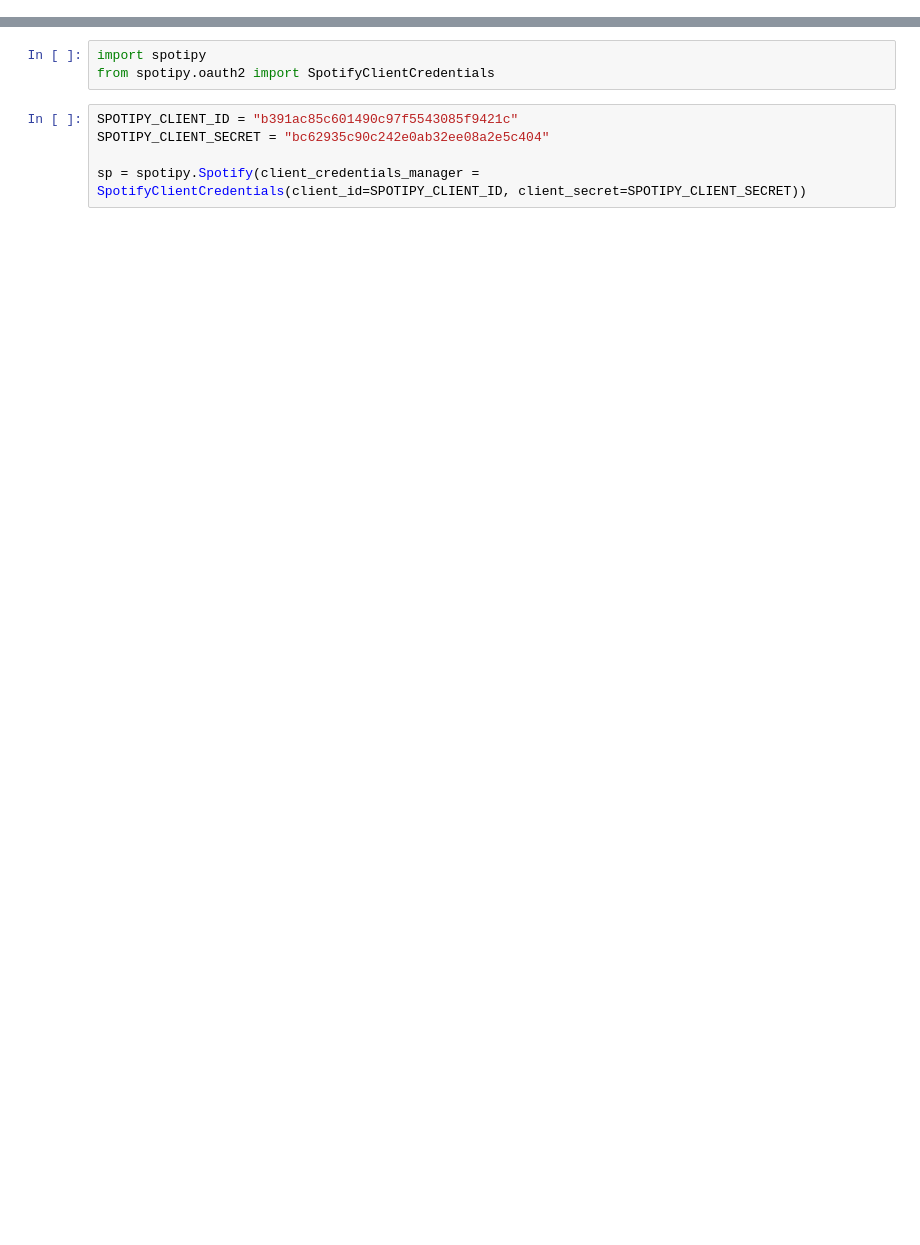
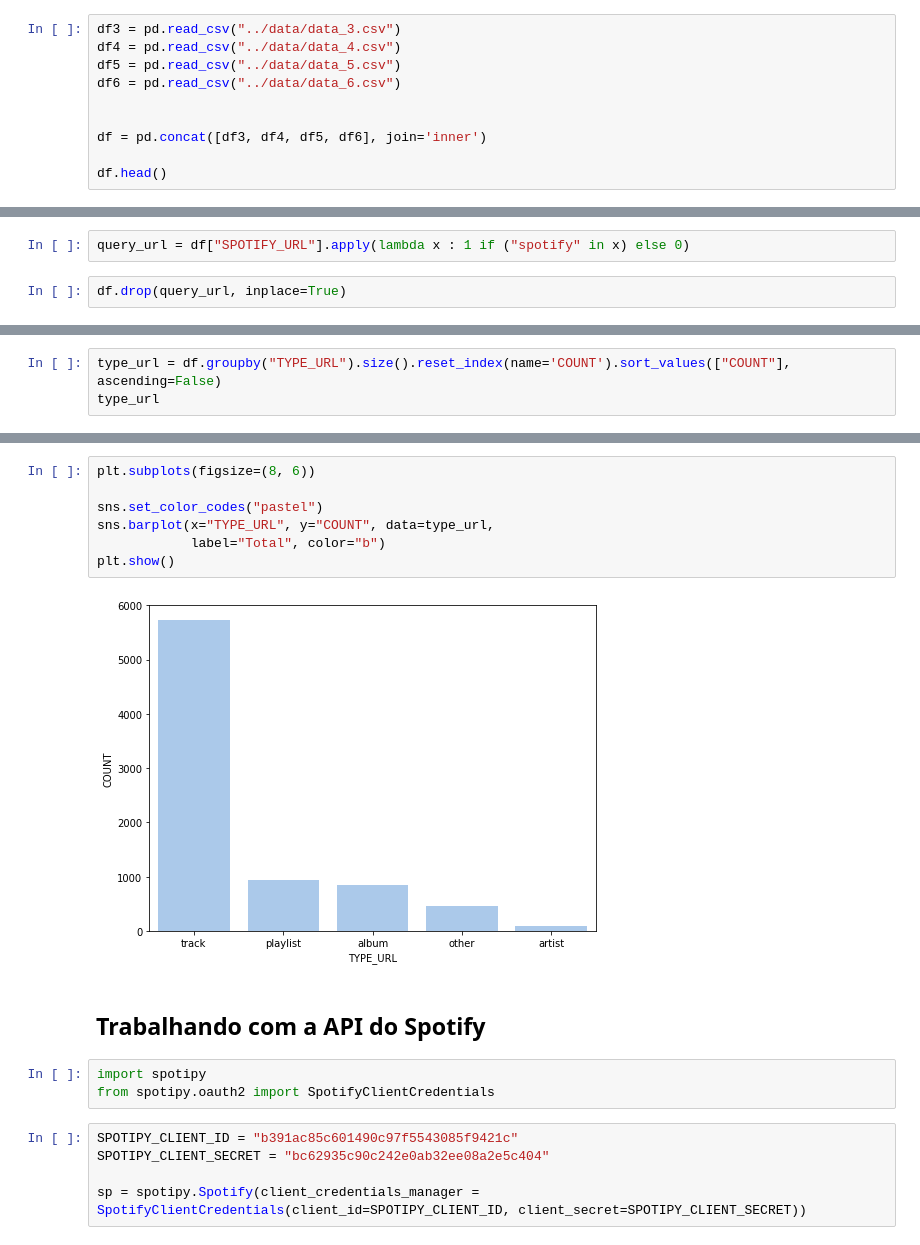
Before and after one commit to julianyraiol/analysis-music-data-pipeline, a Jupyter notebook: notebook/spotipy.ipynb, the cells around one changed output, grey strips where cells are left out. Saved outputs shown, nothing was run; the diff lists cells and outputs as text; blank space fills up the shorter version.

```diff
--- a/notebook/spotipy.ipynb
+++ b/notebook/spotipy.ipynb
@@ -0,0 +7,10 @@
+# %%
+df3 = pd.read_csv("../data/data_3.csv")
+df4 = pd.read_csv("../data/data_4.csv")
+df5 = pd.read_csv("../data/data_5.csv")
+df6 = pd.read_csv("../data/data_6.csv")
+
+
+df = pd.concat([df3, df4, df5, df6], join='inner')
+
+df.head()
@@ -0,0 +40,4 @@
+# %%
+query_url = df["SPOTIFY_URL"].apply(lambda x : 1 if ("spotify" in x) else 0)
+# %%
+df.drop(query_url, inplace=True)
@@ -0,0 +67,3 @@
+# %%
+type_url = df.groupby("TYPE_URL").size().reset_index(name='COUNT').sort_values(["COUNT"], ascending=False)
+type_url
@@ -1,3 +77,14 @@
+# %%
+plt.subplots(figsize=(8, 6))
+
+sns.set_color_codes("pastel")
+sns.barplot(x="TYPE_URL", y="COUNT", data=type_url,
+            label="Total", color="b")
+plt.show()
+# %% [output]
+[figure, added]
+# %% [markdown]
+## Trabalhando com a API do Spotify
 # %%
 import spotipy
 from spotipy.oauth2 import SpotifyClientCredentials
```
Also changed, not shown: parts of 18 cells of this notebook, 6 other files.
